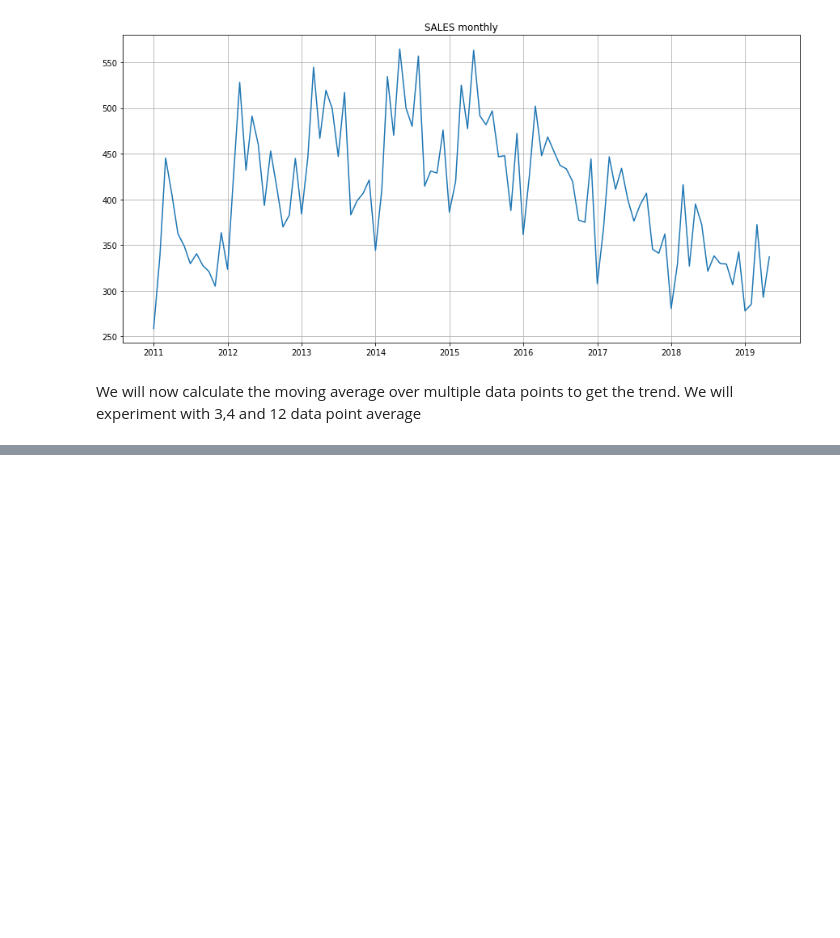
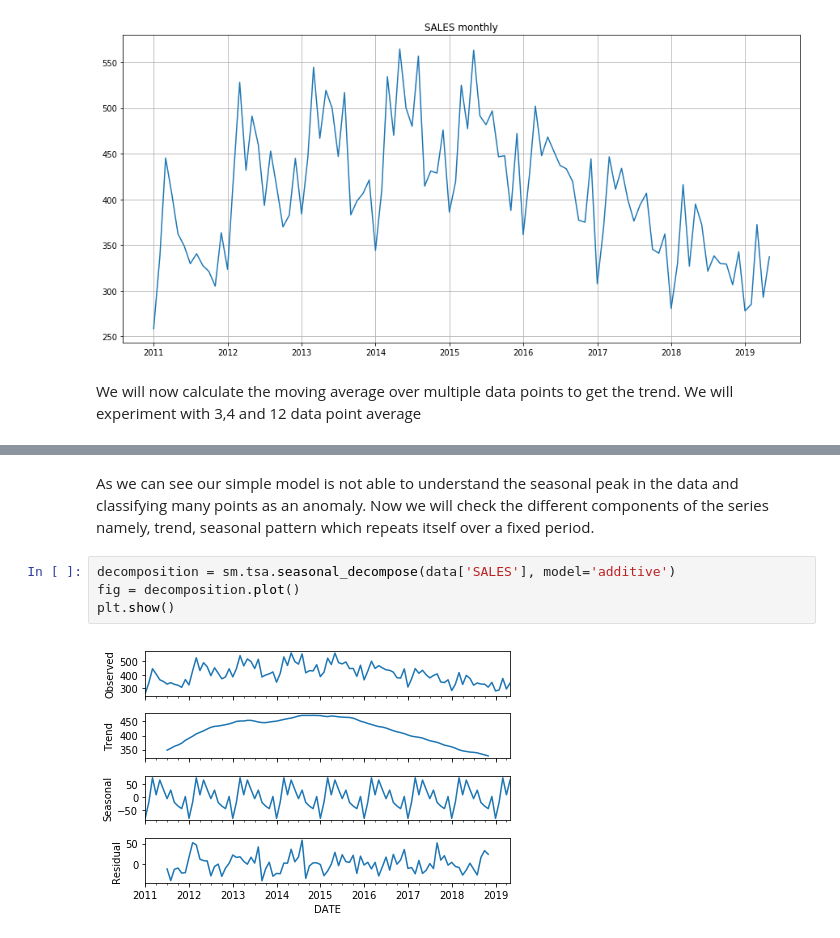
Before and after one commit to rohitmudaliar/Time-Series-Retail-Forecasting, a Jupyter notebook: Time-Series.ipynb, the cells around one changed output, grey strips where cells are left out. Drawn from its saved outputs; the diff is of its cells as text; blank space fills up the shorter version.

```diff
--- a/Time-Series.ipynb
+++ b/Time-Series.ipynb
@@ -102,0 +102,10 @@ plotMovingAverage(data, 3, plot_intervals=True, plot_anomalies=True)
+# %% [markdown]
+As we can see our simple model is not able to understand the seasonal peak in the data and classifying many points as
+an anomaly. Now we will check the different components of the series namely, trend, seasonal pattern which repeats itself over
+a fixed period.
+# %%
+decomposition = sm.tsa.seasonal_decompose(data['SALES'], model='additive')
+fig = decomposition.plot()
+plt.show()
+# %% [output]
+[figure, added]
```
Also changed, not shown: parts of 29 cells of this notebook.
